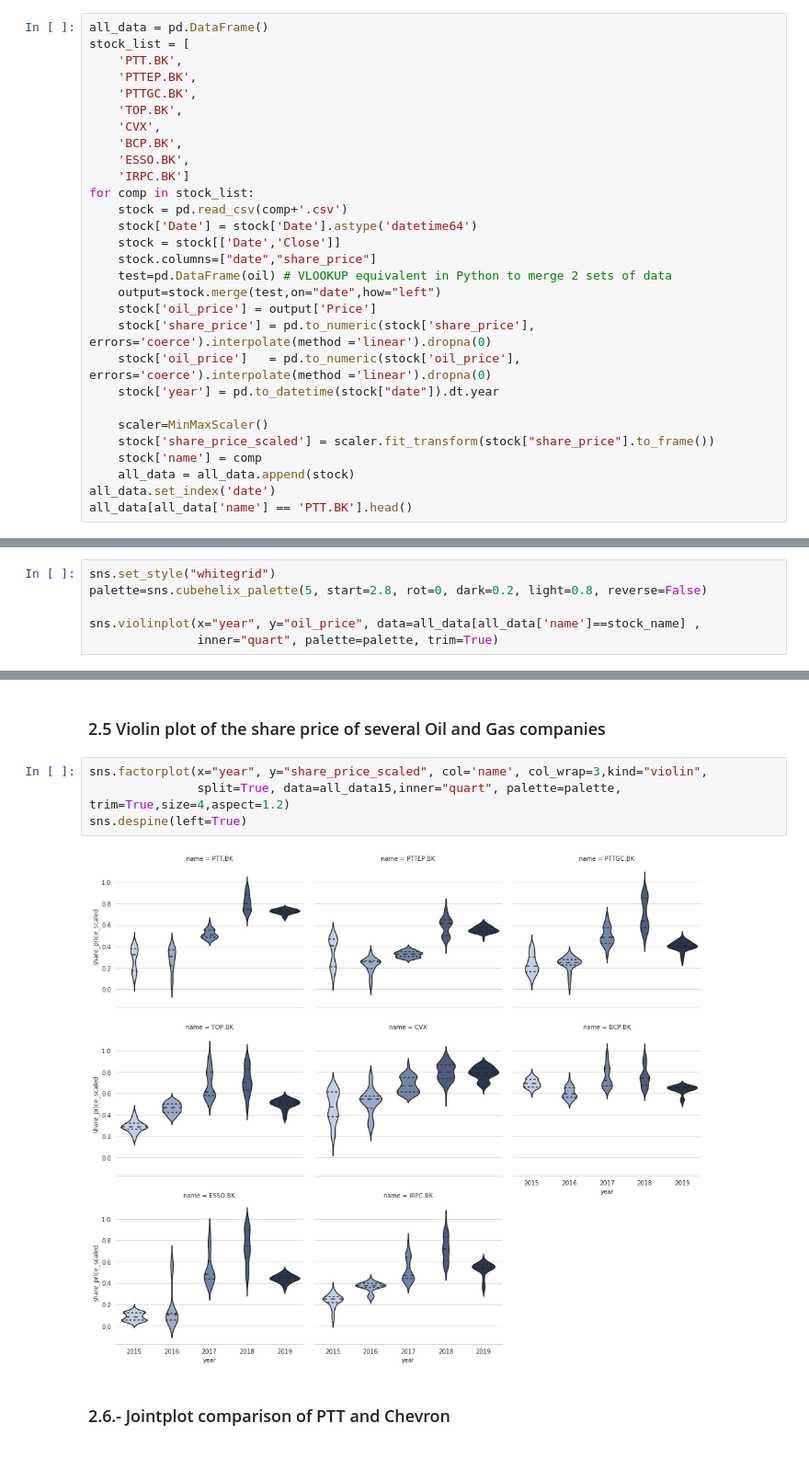
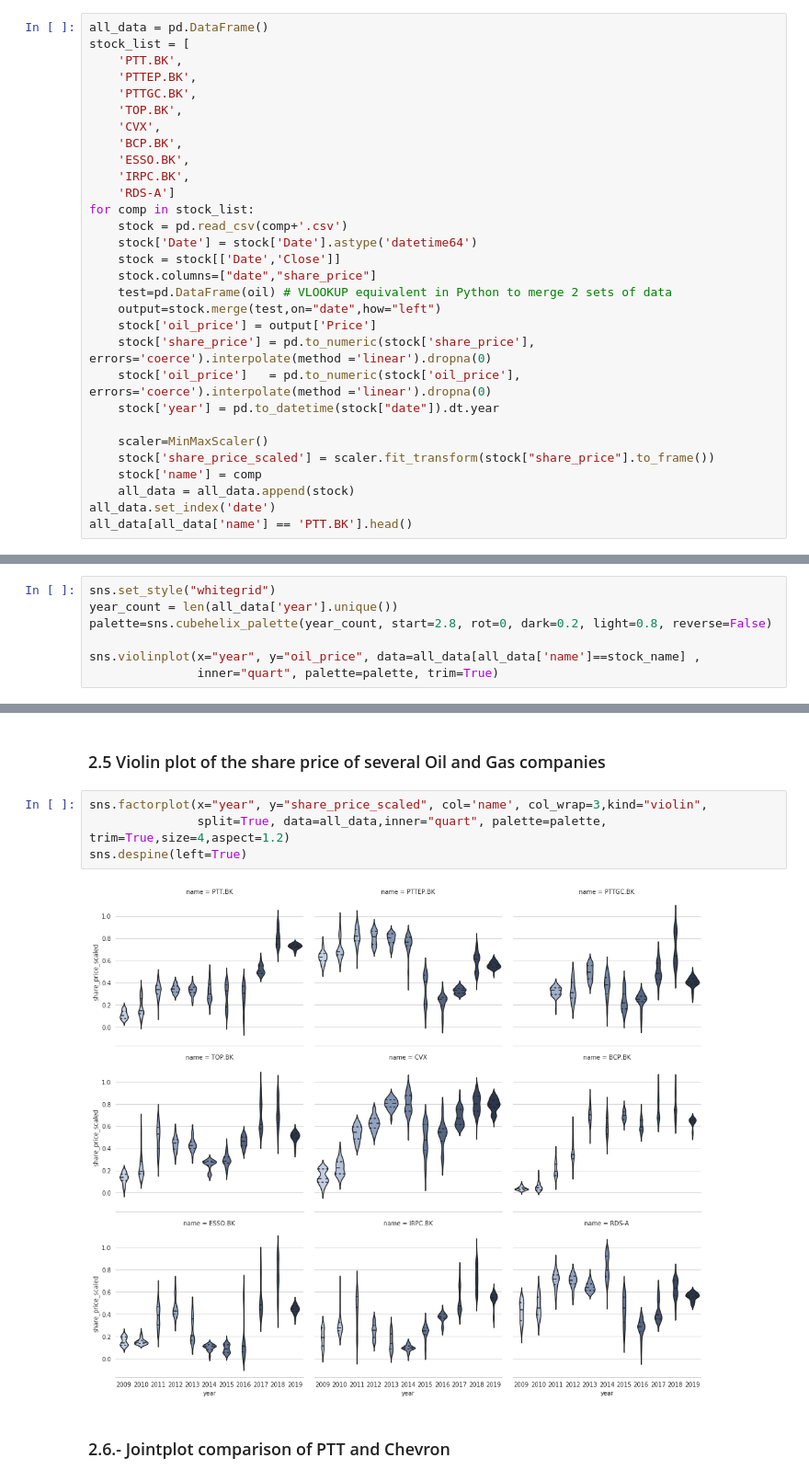
Before and after one commit to k2w2yut/oiltour-thai, a Jupyter notebook: oil_share.ipynb, the cells around one changed output, grey strips where cells are left out. Shown at 92% size. Drawn from its saved outputs; the diff is of its cells as text.

```diff
--- a/oil_share.ipynb
+++ b/oil_share.ipynb
@@ -94,7 +85,8 @@ stock_list = [
     'CVX',
     'BCP.BK',
     'ESSO.BK',
-    'IRPC.BK']
+    'IRPC.BK',
+    'RDS-A']
 for comp in stock_list:
     stock = pd.read_csv(comp+'.csv')
     stock['Date'] = stock['Date'].astype('datetime64')
@@ -172,7 +164,8 @@ sns.pairplot(all_data15[all_data15['name']== stock_name].drop(["share_price_scal
 ### 2.4.- Violin plot of the oil price
 # %%
 sns.set_style("whitegrid")
-palette=sns.cubehelix_palette(5, start=2.8, rot=0, dark=0.2, light=0.8, reverse=False)
+year_count = len(all_data['year'].unique())
+palette=sns.cubehelix_palette(year_count, start=2.8, rot=0, dark=0.2, light=0.8, reverse=False)
 
 sns.violinplot(x="year", y="oil_price", data=all_data[all_data['name']==stock_name] ,
                inner="quart", palette=palette, trim=True)
@@ -183,10 +176,10 @@ sns.violinplot(x="year", y="oil_price", data=all_data[all_data['name']==stock_na
 ### 2.5 Violin plot of the share price of several Oil and Gas companies
 # %%
 sns.factorplot(x="year", y="share_price_scaled", col='name', col_wrap=3,kind="violin",
-               split=True, data=all_data15,inner="quart", palette=palette, trim=True,size=4,aspect=1.2)
+               split=True, data=all_data,inner="quart", palette=palette, trim=True,size=4,aspect=1.2)
 sns.despine(left=True)
 # %% [output]
-[figure, old version]
+[figure, new version]
 # %% [markdown]
 ### 2.6.- Jointplot comparison of PTT and Chevron
 # %%
```
Also changed, not shown: parts of 8 cells of this notebook, 1 other file.
